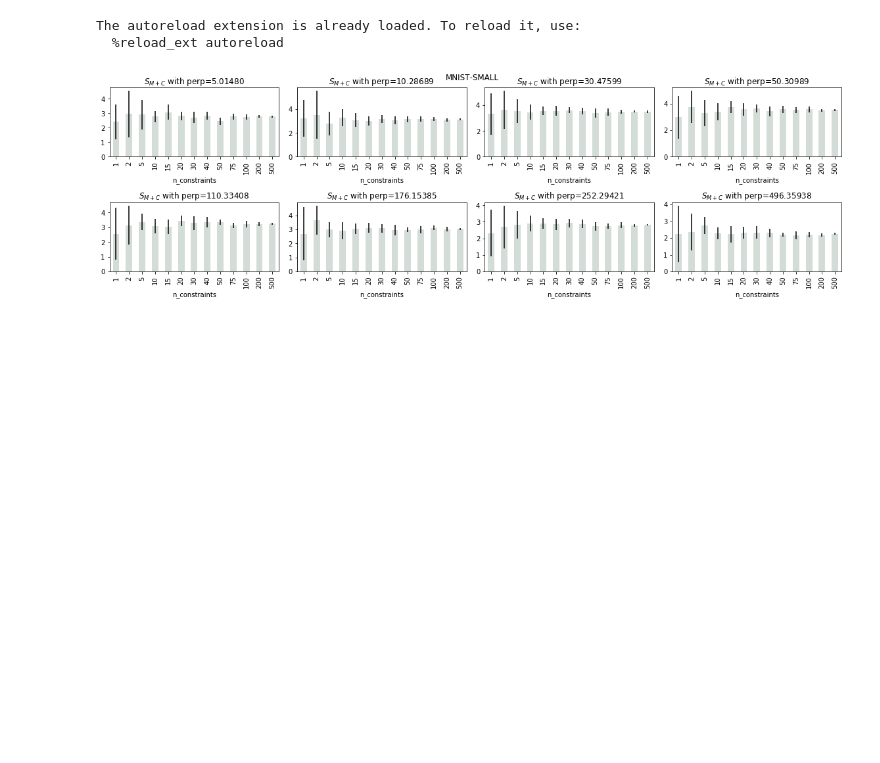
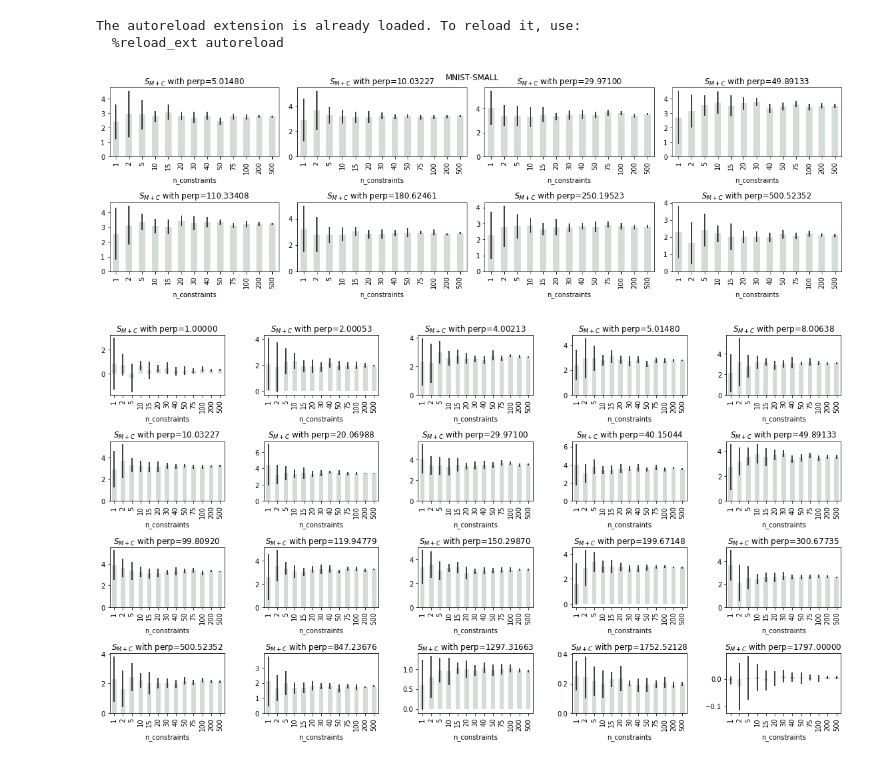
Before and after one commit to vu-minh/tsne_auto_perp_constraints, a Jupyter notebook: Plot constraint score.ipynb, the cells around one changed output. Saved outputs shown, nothing was run; the diff lists cells and outputs as text; code cells hidden in the pictures; blank space fills up the shorter version.

```diff
--- a/Plot constraint score.ipynb
+++ b/Plot constraint score.ipynb
@@ -31,8 +50,7 @@ def _plot_bar_err_by_nconstraints(dfc, ax, perp=None, key='s_all'):
     ax.set_title('$S_{M+C}$' + title)
 # %%
 fig, ax = plt.subplots(2, 4, figsize=(16, 5))
-perps = [5.014803659274878, 10.286892100200587, 30.475989753359674, 50.30988706579206,
-         110.33407608473023, 176.15385478640795,  252.2942057552399, 496.35937989575154]
+perps = list(map(_approximated_closed, [5, 10, 30, 50, 110, 180, 250, 500]))
 for i, perp in enumerate(perps):
     r, c = i//4, i%4
     _plot_bar_err_by_nconstraints(dfc, ax[r][c], perp)
@@ -42,6 +60,24 @@ plt.tight_layout()
 plt.savefig('./plots/[{}]S_all_nconstraints.png'.format(dataset_name))
 plt.show()
 # %% [output]
-[figure, old version]
+[figure, new version]
+# %%
+fig, ax = plt.subplots(4, 5, figsize=(16, 9))
+perps = list(map(_approximated_closed, [
+    1, 2, 4, 5, 8,
+    10, 20, 30, 40, 50,
+    100, 120, 150, 200, 300,
+    500, 850, 1300, 1750, 1800
+]))
+for i, perp in enumerate(perps):
+    r, c = i//5, i%5
+    _plot_bar_err_by_nconstraints(dfc, ax[r][c], perp)
+
+# plt.suptitle(dataset_name)
+plt.tight_layout()
+plt.savefig('./plots/[{}]S_all_nconstraints_more.png'.format(dataset_name))
+plt.show()
+# %% [output]
+[figure, added]
 # %%
 fig, ax = plt.subplots()
```
Also changed, not shown: parts of 4 cells of this notebook, 5 other files.
